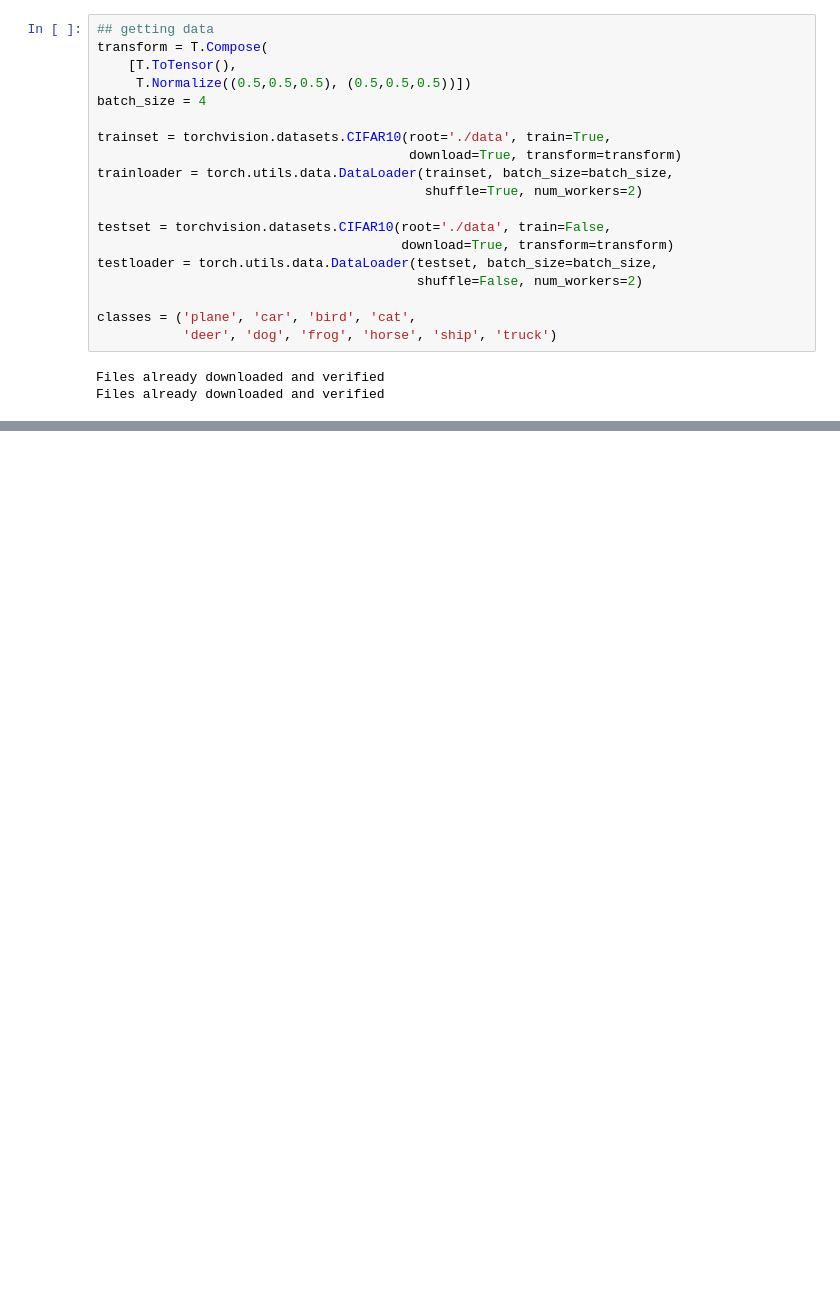
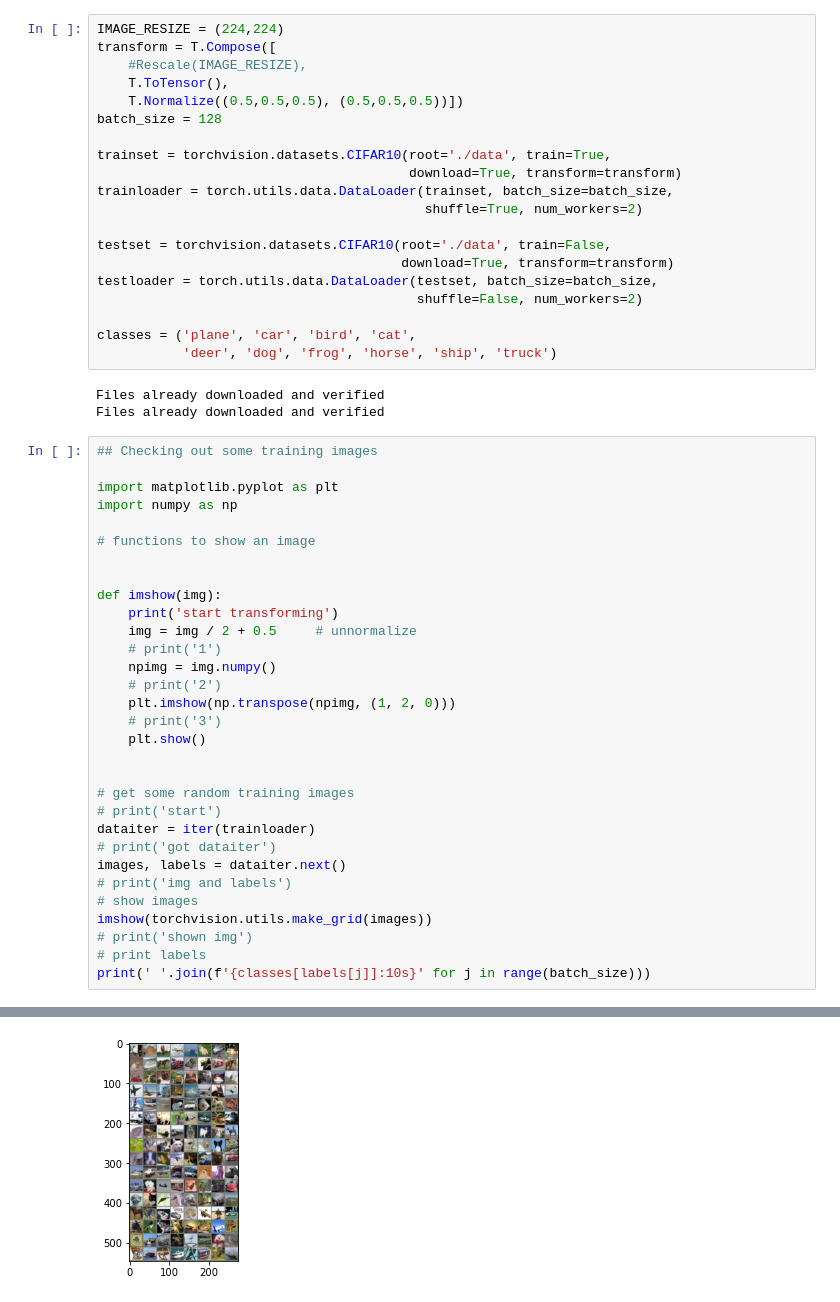
Before and after one commit to abstruse020/ELL-793-ASS2, a Jupyter notebook: Part2_ResNet18.ipynb, the cells around one changed output, grey strips where cells are left out. Drawn from its saved outputs; the diff is of its cells as text; blank space fills up the shorter version.

```diff
--- a/Part2_ResNet18.ipynb
+++ b/Part2_ResNet18.ipynb
@@ -8,9 +47,10 @@ from torchvision import datasets, transforms as T
 # %%
-## getting data
-transform = T.Compose(
-    [T.ToTensor(),
-     T.Normalize((0.5,0.5,0.5), (0.5,0.5,0.5))])
-batch_size = 4
+IMAGE_RESIZE = (224,224)
+transform = T.Compose([
+    #Rescale(IMAGE_RESIZE),
+    T.ToTensor(),
+    T.Normalize((0.5,0.5,0.5), (0.5,0.5,0.5))])
+batch_size = 128
 
 trainset = torchvision.datasets.CIFAR10(root='./data', train=True,
                                         download=True, transform=transform)
@@ -27,3 +67,35 @@ classes = ('plane', 'car', 'bird', 'cat',
 # %% [output]
 Files already downloaded and verified
 Files already downloaded and verified
+# %%
+## Checking out some training images
+
+import matplotlib.pyplot as plt
+import numpy as np
+
+# functions to show an image
+
+
+def imshow(img):
+    print('start transforming')
+    img = img / 2 + 0.5     # unnormalize
+    # print('1')
+    npimg = img.numpy()
+    # print('2')
+    plt.imshow(np.transpose(npimg, (1, 2, 0)))
+    # print('3')
+    plt.show()
+
+
+# get some random training images
+# print('start')
+dataiter = iter(trainloader)
+# print('got dataiter')
+images, labels = dataiter.next()
+# print('img and labels')
+# show images
+imshow(torchvision.utils.make_grid(images))
+# print('shown img')
+# print labels
+print(' '.join(f'{classes[labels[j]]:10s}' for j in range(batch_size)))
+# %% [output]
@@ -29,0 +103 @@ Files already downloaded and verified
+[figure, added]
```
Also changed, not shown: parts of 18 cells of this notebook, 20 other files.
